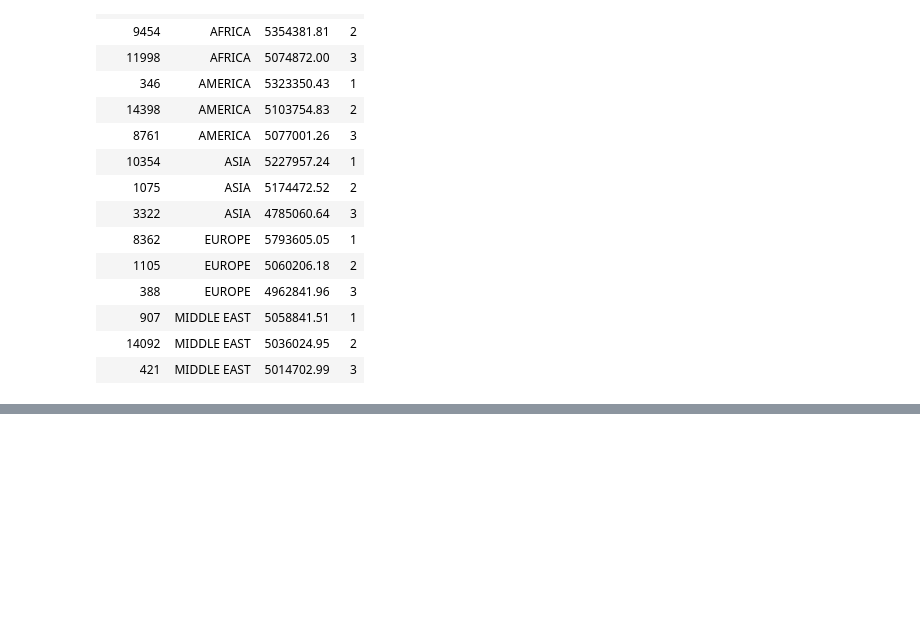
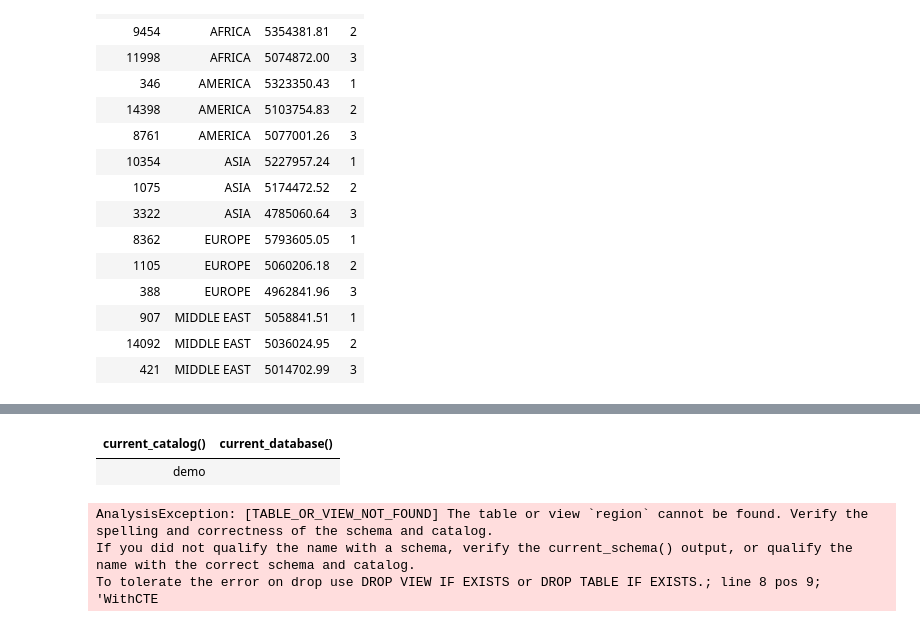
Before and after one commit to ahmedtadole113/data_engineering_for_beginners_code, a Jupyter notebook: notebooks/starter-notebook.ipynb, the cells around one changed output, grey strips where cells are left out. Saved outputs shown, nothing was run; the diff lists cells and outputs as text; code cells hidden in the pictures; blank space fills up the shorter version.

```diff
--- a/notebooks/starter-notebook.ipynb
+++ b/notebooks/starter-notebook.ipynb
@@ -797,3 +799,8 @@ with revenue_model as (
 | 907 | MIDDLE EAST | 5058841.51 | 1 |
 | 14092 | MIDDLE EAST | 5036024.95 | 2 |
 | 421 | MIDDLE EAST | 5014702.99 | 3 |
+# %%
+%%sql
+
+select current_catalog(), current_schema()
+# %% [output]
@@ -799,0 +808,32 @@ with revenue_model as (
+| current_catalog() | current_database() |
+| demo |  |
+# %%
+%%sql
+
+with customer_revenue as(
+    select
+        r.r_name,
+        c.c_custkey,
+        c.c_name,
+        sum(l.l_extendedprice) as revenue
+    from region r
+join nation n
+    on r.r_regionkey = n.n_regionkey
+join customer c
+    on n.n_nationkey = c.c_nationkey
+join orders o
+    on c.c_custkey = o.o_custkey
+join lineitem l
+    on o.o_orderkay = l.l_orderkey
+group by r.r_name, c.c_name, c.c_custkey
+    )
+select *
+    from(
+    select *, row_number() over(partition by r.r_name order by revenue desc) as rn from customer_revenue
+    ) t
+where rn <= 4;
+# %% [output]
+AnalysisException: [TABLE_OR_VIEW_NOT_FOUND] The table or view `region` cannot be found. Verify the spelling and correctness of the schema and catalog.
+If you did not qualify the name with a schema, verify the current_schema() output, or qualify the name with the correct schema and catalog.
+To tolerate the error on drop use DROP VIEW IF EXISTS or DROP TABLE IF EXISTS.; line 8 pos 9;
+'WithCTE
```
Also changed, not shown: parts of 2 cells of this notebook.
